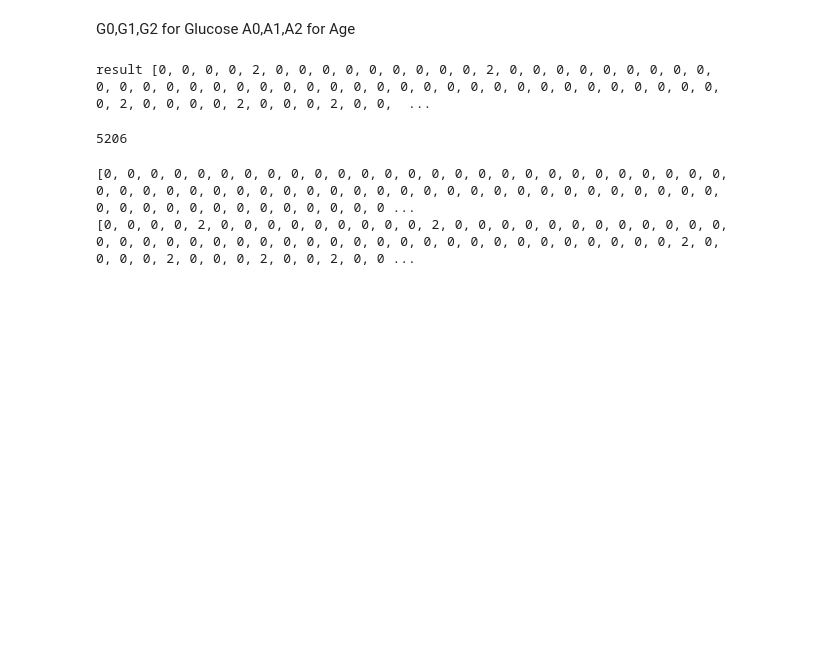
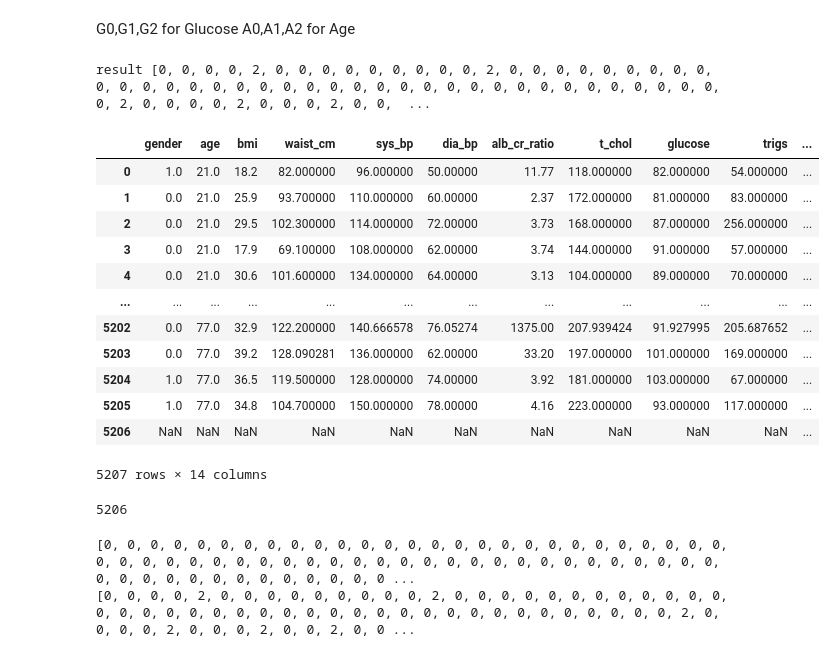
Before and after one commit to mefy-Aruna/DIABETES_NEW, a Jupyter notebook: Thresholding.ipynb, the cells around one changed output. Cells and saved outputs as stored; diff of their text form; code cells hidden in the pictures; blank space fills up the shorter version.

```diff
--- a/Thresholding.ipynb
+++ b/Thresholding.ipynb
@@ -1011,0 +1016,21 @@ result [0, 0, 0, 0, 2, 0, 0, 0, 0, 0, 0, 0, 0, 0, 2, 0, 0, 0, 0, 0, 0, 0, 0, 0,
+# %%
+df1 = pd.read_csv('miceDataset.csv')
+df2 = pd.read_csv('result.csv')
+
+
+Merged = pd.concat([df1, df2], axis = 1)
+Merged
+# %% [output]
+|  | gender | age | bmi | waist_cm | sys_bp | dia_bp | alb_cr_ratio | t_chol | glucose | trigs | ... |
+| 0 | 1.0 | 21.0 | 18.2 | 82.000000 | 96.000000 | 50.00000 | 11.77 | 118.000000 | 82.000000 | 54.000000 | ... |
+| 1 | 0.0 | 21.0 | 25.9 | 93.700000 | 110.000000 | 60.00000 | 2.37 | 172.000000 | 81.000000 | 83.000000 | ... |
+| 2 | 0.0 | 21.0 | 29.5 | 102.300000 | 114.000000 | 72.00000 | 3.73 | 168.000000 | 87.000000 | 256.000000 | ... |
+| 3 | 0.0 | 21.0 | 17.9 | 69.100000 | 108.000000 | 62.00000 | 3.74 | 144.000000 | 91.000000 | 57.000000 | ... |
+| 4 | 0.0 | 21.0 | 30.6 | 101.600000 | 134.000000 | 64.00000 | 3.13 | 104.000000 | 89.000000 | 70.000000 | ... |
+| ... | ... | ... | ... | ... | ... | ... | ... | ... | ... | ... | ... |
+| 5202 | 0.0 | 77.0 | 32.9 | 122.200000 | 140.666578 | 76.05274 | 1375.00 | 207.939424 | 91.927995 | 205.687652 | ... |
+| 5203 | 0.0 | 77.0 | 39.2 | 128.090281 | 136.000000 | 62.00000 | 33.20 | 197.000000 | 101.000000 | 169.000000 | ... |
+| 5204 | 1.0 | 77.0 | 36.5 | 119.500000 | 128.000000 | 74.00000 | 3.92 | 181.000000 | 103.000000 | 67.000000 | ... |
+| 5205 | 1.0 | 77.0 | 34.8 | 104.700000 | 150.000000 | 78.00000 | 4.16 | 223.000000 | 93.000000 | 117.000000 | ... |
+| 5206 | NaN | NaN | NaN | NaN | NaN | NaN | NaN | NaN | NaN | NaN | ... |
+5207 rows × 14 columns
```
Also changed, not shown: parts of 2 cells of this notebook.
